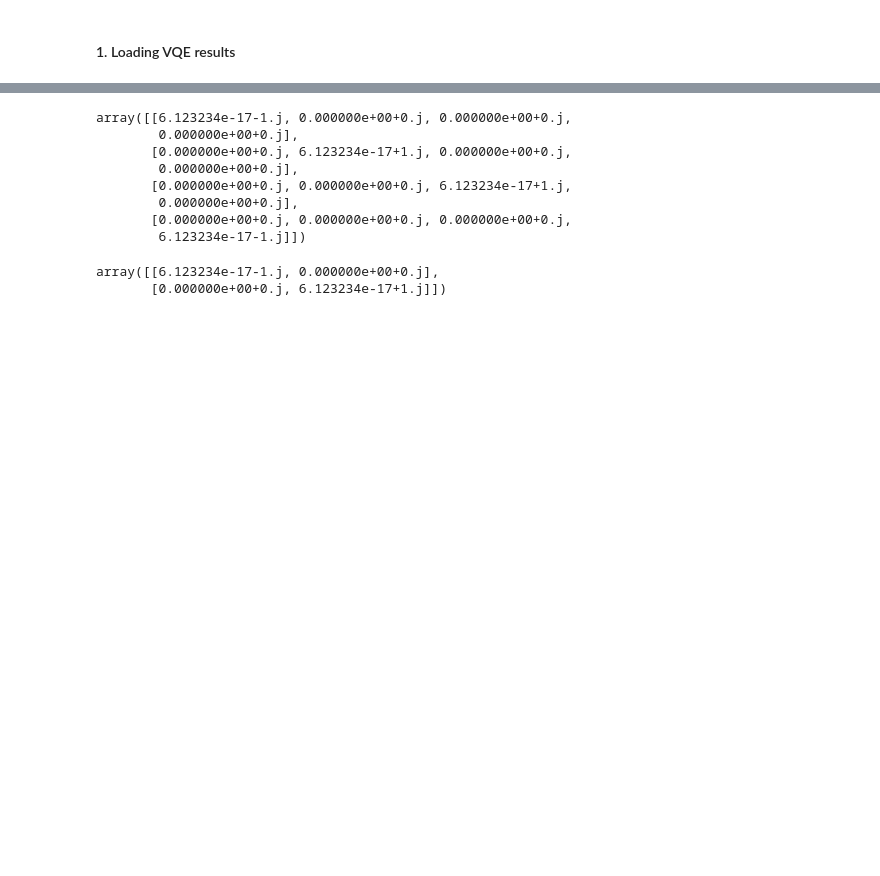
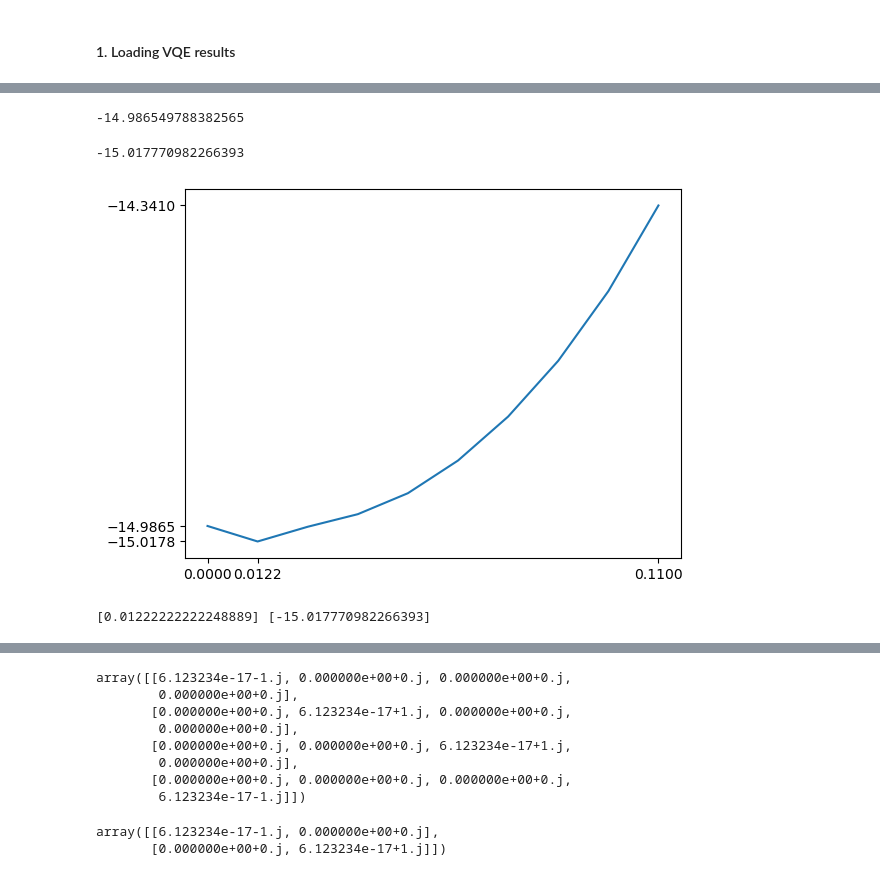
Before and after one commit to qiboteam/boostvqe, a Jupyter notebook: notebooks/loading_gci.ipynb, the cells around one changed output, grey strips where cells are left out. Drawn from its saved outputs; the diff is of its cells as text; code cells hidden in the pictures; blank space fills up the shorter version.

```diff
--- a/notebooks/loading_gci.ipynb
+++ b/notebooks/loading_gci.ipynb
@@ -141,0 +149,2 @@ print(gci.loss(minimizer_s, eo_d),eo_d.b_list, minimizer_s)
+# %%
+gci = execute_selected_recursion_step( gci, mode_dbr, minimizer_s, eo_d, please_be_verbose = True )
@@ -142,3 +162,14 @@ print(gci.loss(minimizer_s, eo_d),eo_d.b_list, minimizer_s)
+# %%
+gci.loss()
+# %% [output]
+-14.986549788382565
+# %%
+mode_dbr, minimizer_s, eo_d = select_recursion_step_circuit(
+    gci, mode_dbr_list = [DoubleBracketRotationType.group_commutator_third_order_reduced],times = np.linspace(3e-13,11e-2,10),please_be_visual = True)
+# %% [output]
+-15.017770982266393
+[figure, added]
+[0.01222222222248889] [-15.017770982266393]
 # %%
 execute_selected_recursion_step( gci, mode_dbr, minimizer_s, eo_d, please_be_verbose = True )
 # %% [output]
```
Also changed, not shown: parts of 10 cells of this notebook, 1 other file.
